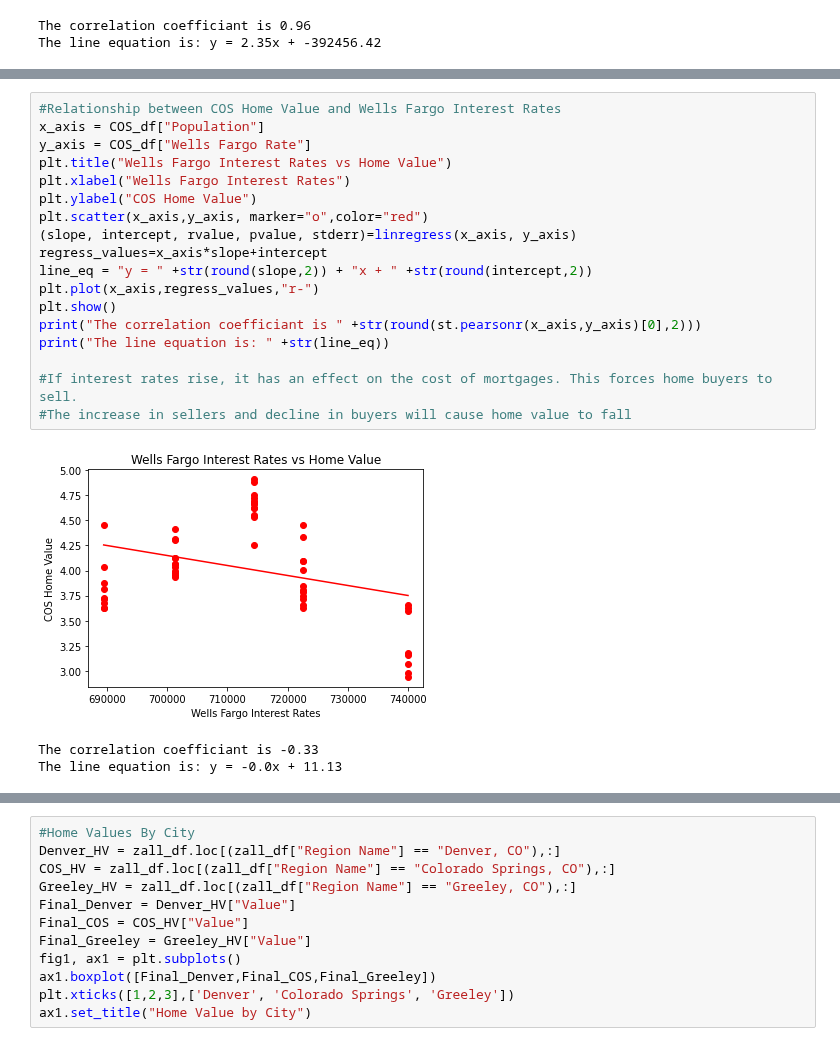
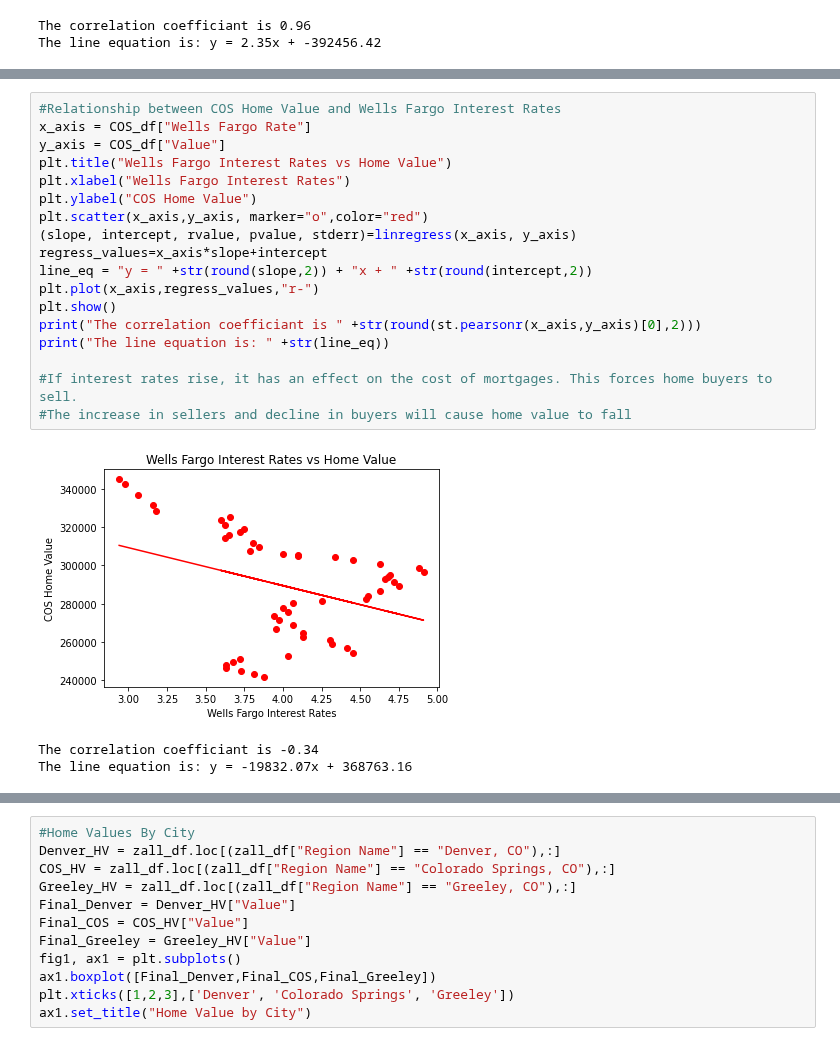
Before and after one commit to binetala/The_Very_Best_Team, a Jupyter notebook: Binet/Project1-Binet.ipynb, the cells around one changed output, grey strips where cells are left out. Saved outputs shown, nothing was run; the diff lists cells and outputs as text.

```diff
--- a/Binet/Project1-Binet.ipynb
+++ b/Binet/Project1-Binet.ipynb
@@ -411,24 +411,24 @@ The line equation is: y = -0.0x + 12.01
 # %%
 #Relationship between COS Home Value and Wells Fargo Interest Rates
-x_axis = COS_df["Population"]
-y_axis = COS_df["Wells Fargo Rate"]
+x_axis = COS_df["Wells Fargo Rate"]
+y_axis = COS_df["Value"]
 plt.title("Wells Fargo Interest Rates vs Home Value")
 plt.xlabel("Wells Fargo Interest Rates")
 plt.ylabel("COS Home Value")
 plt.scatter(x_axis,y_axis, marker="o",color="red")
 (slope, intercept, rvalue, pvalue, stderr)=linregress(x_axis, y_axis)
 regress_values=x_axis*slope+intercept
 line_eq = "y = " +str(round(slope,2)) + "x + " +str(round(intercept,2))
 plt.plot(x_axis,regress_values,"r-")
 plt.show()
 print("The correlation coefficiant is " +str(round(st.pearsonr(x_axis,y_axis)[0],2)))
 print("The line equation is: " +str(line_eq))
 
 #If interest rates rise, it has an effect on the cost of mortgages. This forces home buyers to sell.
 #The increase in sellers and decline in buyers will cause home value to fall
 # %% [output]
-[figure, old version]
+[figure, new version]
-The correlation coefficiant is -0.33
-The line equation is: y = -0.0x + 11.13
+The correlation coefficiant is -0.34
+The line equation is: y = -19832.07x + 368763.16
 # %%
 #Relationship between Greeley Home Value and Wells Fargo Interest Rates
```
Also changed, not shown: parts of 2 cells of this notebook.
